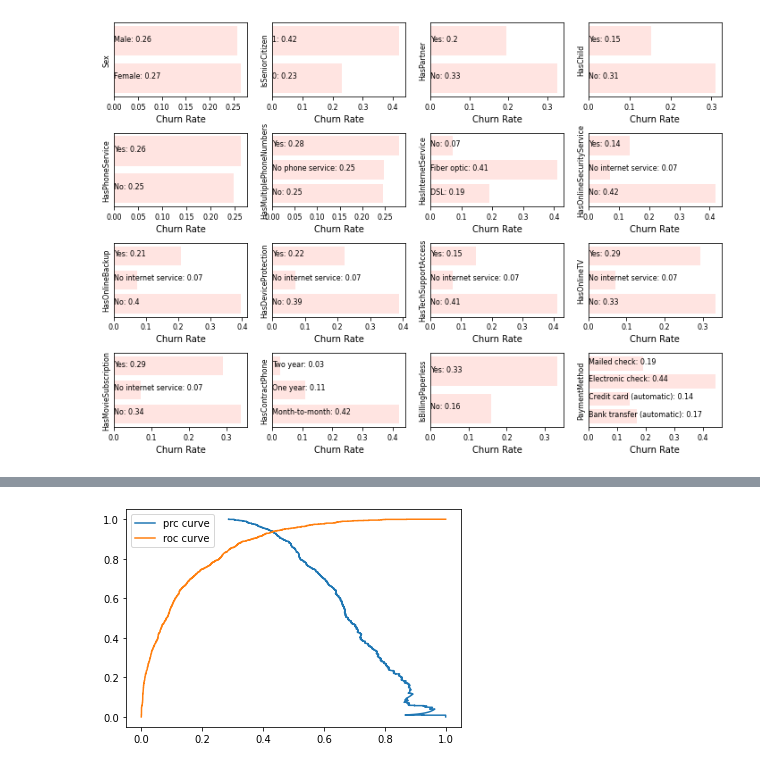
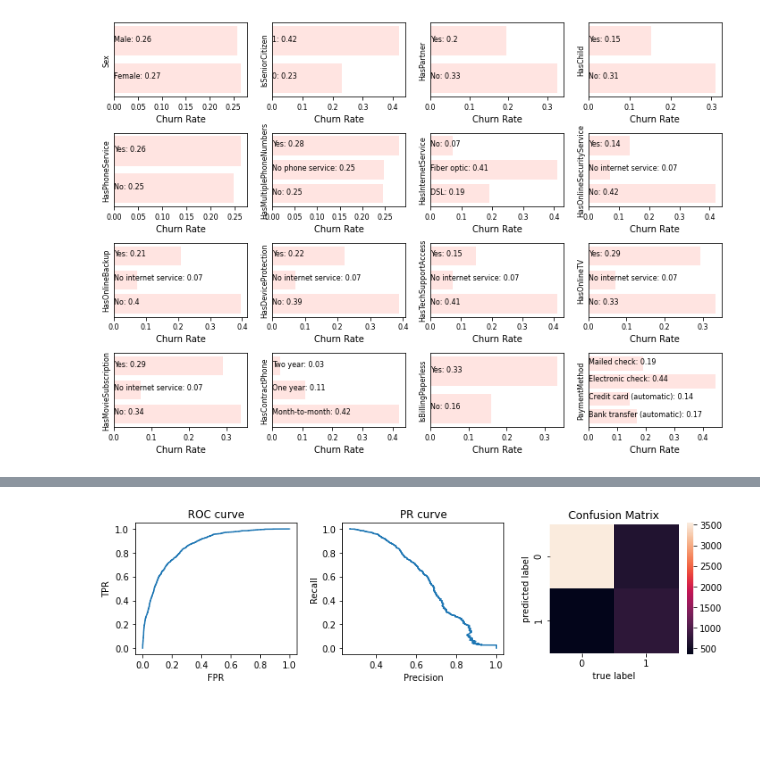
Before and after one commit to MitrofanovDmitry/study, a Jupyter notebook: practice/60 customer churn (dls)/5.ipynb, the cells around one changed output, grey strips where cells are left out. Cells and saved outputs as stored; diff of their text form; code cells hidden in the pictures; blank space fills up the shorter version.

```diff
--- a/practice/60 customer churn (dls)/5.ipynb
+++ b/practice/60 customer churn (dls)/5.ipynb
@@ -456,0 +383,11 @@ C: 0.50, penalty: l1
+# %%
+# Cutting numeric features into bins
+train = pd.read_csv('./train.csv')
+test = pd.read_csv('./test.csv')
+train = train[train['ClientPeriod'] != 0].copy()
+train = train[((train['ClientPeriod'] <= 69.5) & (train['Churn'] == 1) | (train['Churn'] == 0))].copy()
+data = pd.concat([train, test])
+_, period_bins = pd.qcut(data['ClientPeriod'], 11, retbins=True)
+_, spending_bins = pd.qcut(data['MonthlySpending'], 6, retbins=True)
+print('ClientPeriod bins:', period_bins.tolist())
+print('MonthlySpending bins:', spending_bins.tolist())
@@ -547,11 +476,17 @@ coef_: 0.000 (min), 4.357 (max), 5 / 18 (zeros)
 # %%
+# PR and ROC curves, Confusion Matrix
 y = train_data[target_col]
-p = model.predict(train_data[cat_cols_ + num_cols_])
-scores = model.predict_proba(train_data[cat_cols_ + num_cols_])[:,1]
+p = model.predict(train_data[feature_cols])
+scores = model.predict_proba(train_data[feature_cols])[:,1]
+fpr, tpr, thresholds = roc_curve(y, scores)
 precision, recall, thresholds = precision_recall_curve(y, scores)
-fpr, tpr, thresholds = roc_curve(y, scores)
-plt.plot(precision, recall, label='prc curve')
-plt.plot(fpr, tpr, label='roc curve')
-plt.legend();
+fig, axes = plt.subplots(1, 3, figsize=(10,3))
+axes[0].plot(fpr, tpr)
+axes[1].plot(precision, recall, label='PRC curve')
+sns.heatmap(confusion_matrix(y, p).T, square=True, ax=axes[2])
+axes[0].set(title='ROC curve', xlabel='FPR', ylabel='TPR')
+axes[1].set(title='PR curve', xlabel='Precision', ylabel='Recall')
+axes[2].set(title='Confusion Matrix', xlabel='true label', ylabel='predicted label')
+fig.tight_layout();
 # %% [output]
-[figure, old version]
+[figure, new version]
```
Also changed, not shown: parts of 20 cells of this notebook, 5 other files.
